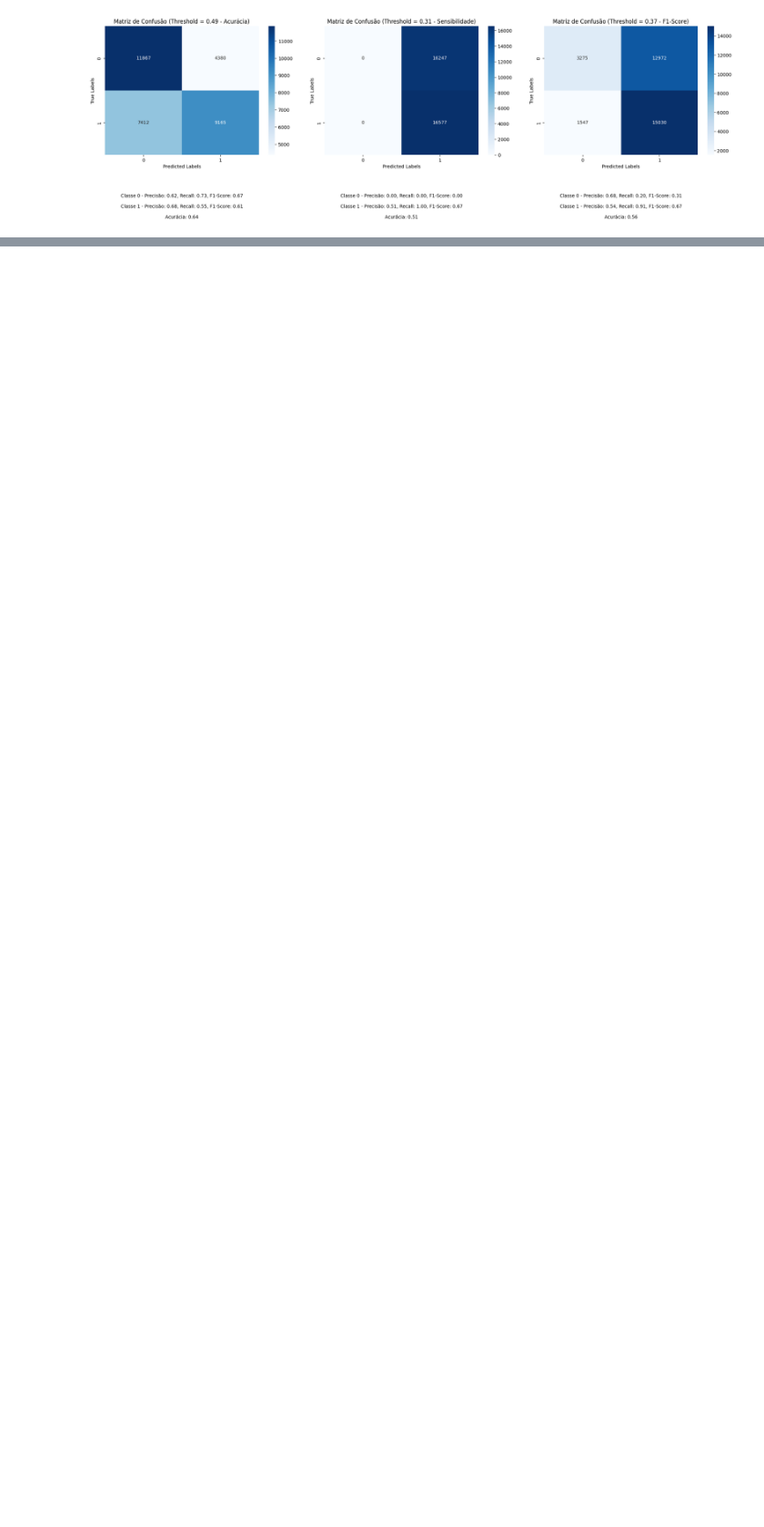
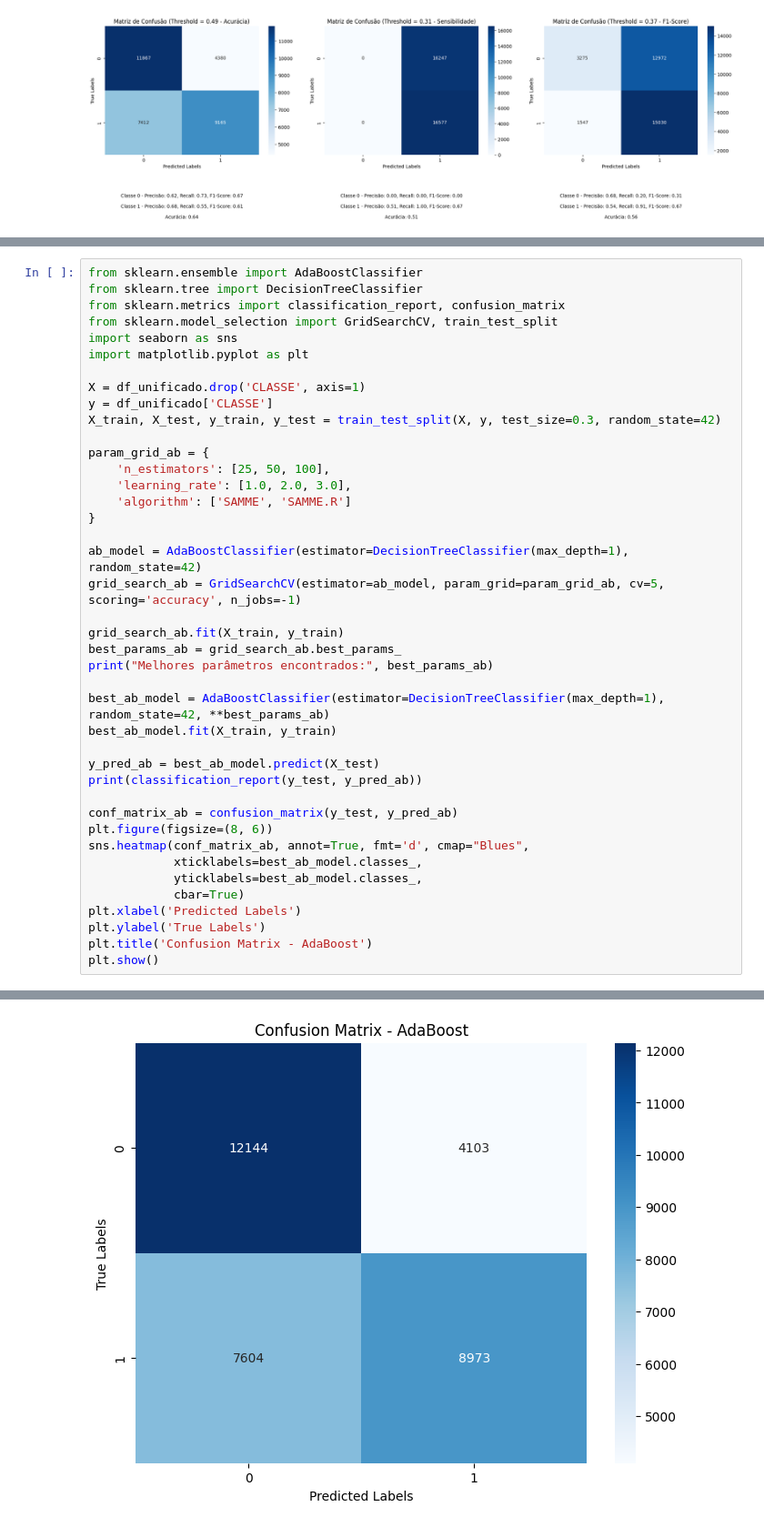
Before and after one commit to AzuraLV/Colabs, a Jupyter notebook: experimentos_parto_prematuro/exp_1_under.ipynb, the cells around one changed output, grey strips where cells are left out. Shown at 91% size. Cells and saved outputs as stored; diff of their text form; blank space fills up the shorter version.

```diff
--- a/experimentos_parto_prematuro/exp_1_under.ipynb
+++ b/experimentos_parto_prematuro/exp_1_under.ipynb
@@ -475,0 +478,42 @@ plt.show()
+# %%
+from sklearn.ensemble import AdaBoostClassifier
+from sklearn.tree import DecisionTreeClassifier
+from sklearn.metrics import classification_report, confusion_matrix
+from sklearn.model_selection import GridSearchCV, train_test_split
+import seaborn as sns
+import matplotlib.pyplot as plt
+
+X = df_unificado.drop('CLASSE', axis=1)
+y = df_unificado['CLASSE']
+X_train, X_test, y_train, y_test = train_test_split(X, y, test_size=0.3, random_state=42)
+
+param_grid_ab = {
+    'n_estimators': [25, 50, 100],
+    'learning_rate': [1.0, 2.0, 3.0],
+    'algorithm': ['SAMME', 'SAMME.R']
+}
+
+ab_model = AdaBoostClassifier(estimator=DecisionTreeClassifier(max_depth=1), random_state=42)
+grid_search_ab = GridSearchCV(estimator=ab_model, param_grid=param_grid_ab, cv=5, scoring='accuracy', n_jobs=-1)
+
+grid_search_ab.fit(X_train, y_train)
+best_params_ab = grid_search_ab.best_params_
+print("Melhores parâmetros encontrados:", best_params_ab)
+
+best_ab_model = AdaBoostClassifier(estimator=DecisionTreeClassifier(max_depth=1), random_state=42, **best_params_ab)
+best_ab_model.fit(X_train, y_train)
+
+y_pred_ab = best_ab_model.predict(X_test)
+print(classification_report(y_test, y_pred_ab))
+
+conf_matrix_ab = confusion_matrix(y_test, y_pred_ab)
+plt.figure(figsize=(8, 6))
+sns.heatmap(conf_matrix_ab, annot=True, fmt='d', cmap="Blues",
+            xticklabels=best_ab_model.classes_,
+            yticklabels=best_ab_model.classes_,
+            cbar=True)
+plt.xlabel('Predicted Labels')
+plt.ylabel('True Labels')
+plt.title('Confusion Matrix - AdaBoost')
+plt.show()
+# %% [output]
@@ -475,0 +529 @@ plt.show()
+[figure, added]
```
Also changed, not shown: parts of 8 cells of this notebook, 1 other file.
